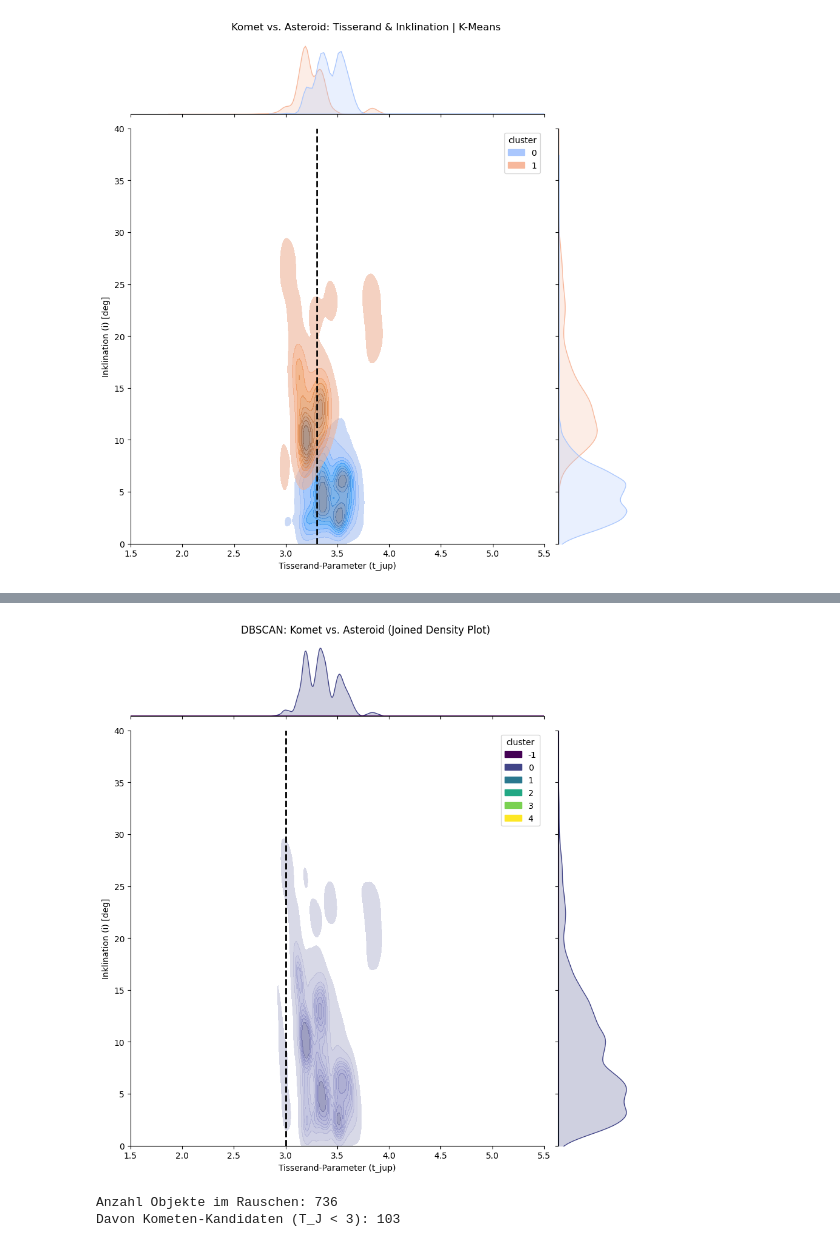
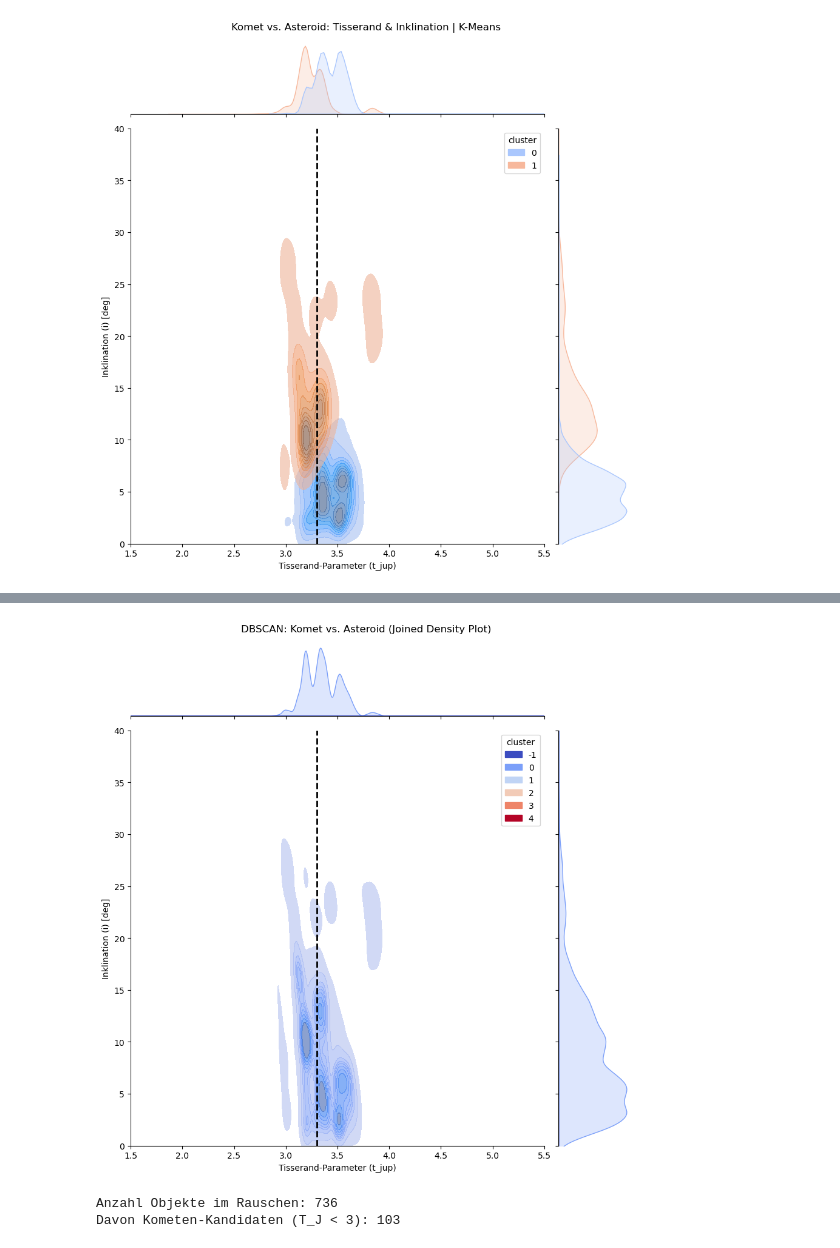
Before and after one commit to Chr1s21/MeteoritenPr-si, a Jupyter notebook: clustering/kometVsAsteroid.ipynb, the cells around one changed output, grey strips where cells are left out. Cells and saved outputs as stored; diff of their text form; code cells hidden in the pictures.

```diff
--- a/clustering/kometVsAsteroid.ipynb
+++ b/clustering/kometVsAsteroid.ipynb
@@ -195,40 +127,36 @@ Als Rauschen (Noise) klassifiziert: 736
 # %%
-# --- Joint Plot für DBSCAN (Vergleichbar mit K-Means) ---
 
 # 1. Sampling für Performance (KDE Plots sind sehr rechenintensiv)
 # Wir nehmen max. 20.000 Punkte aus dem DBSCAN-Ergebnis (X_sample)
 if len(X_sample) > 200000:
     df_dbscan_plot = X_sample.sample(n=200000, random_state=42)
 else:
     df_dbscan_plot = X_sample
 
 # 2. Der Plot
 g = sns.jointplot(
     data=df_dbscan_plot,
     x='t_jup',
     y='i',
     hue='cluster',      # Färbt nach den DBSCAN-Clustern (-1 ist Rauschen)
     kind='kde',         # 'kde' für die Dichte-Darstellung (wie bei K-Means)
-    palette='viridis',  # 'viridis' oder 'coolwarm' für gute Unterscheidung
+    palette='coolwarm',  # 'viridis' oder 'coolwarm' für gute Unterscheidung
     fill=True,          # Flächen füllen
     alpha=0.6,          # Transparenz
     height=9,
-    xlim=(1.5, 5.5),    # Gleicher Ausschnitt wie beim K-Means Plot
+    xlim=(1.5, 5.5),
     ylim=(0, 40)
 )
 
 # 3. Titel und Hilfslinien
 g.fig.suptitle('DBSCAN: Komet vs. Asteroid (Joined Density Plot)', y=1.02)
 g.set_axis_labels('Tisserand-Parameter (t_jup)', 'Inklination (i) [deg]')
 
-# Die klassische Kometen-Grenze einzeichnen (T_J = 3.0)
-# (Hinweis: In deinem K-Means Code war sie bei 3.3, hier ist 3.0 physikalisch üblicher,
-# aber du kannst es anpassen, um konsistent zu bleiben)
-g.ax_joint.axvline(x=3.0, color='black', linestyle='--', linewidth=2, label='Grenze T_J=3.0')
+g.ax_joint.axvline(x=3.3, color='black', linestyle='--', linewidth=2, label='Grenze T_J=3.3')
 
 plt.show()
 # %% [output]
-[figure, old version]
+[figure, new version]
 # %%
 # Filtere das Rauschen heraus
 noise = X_sample[X_sample['cluster'] == -1]
```
Also changed, not shown: parts of 3 cells of this notebook, 1 other file.
